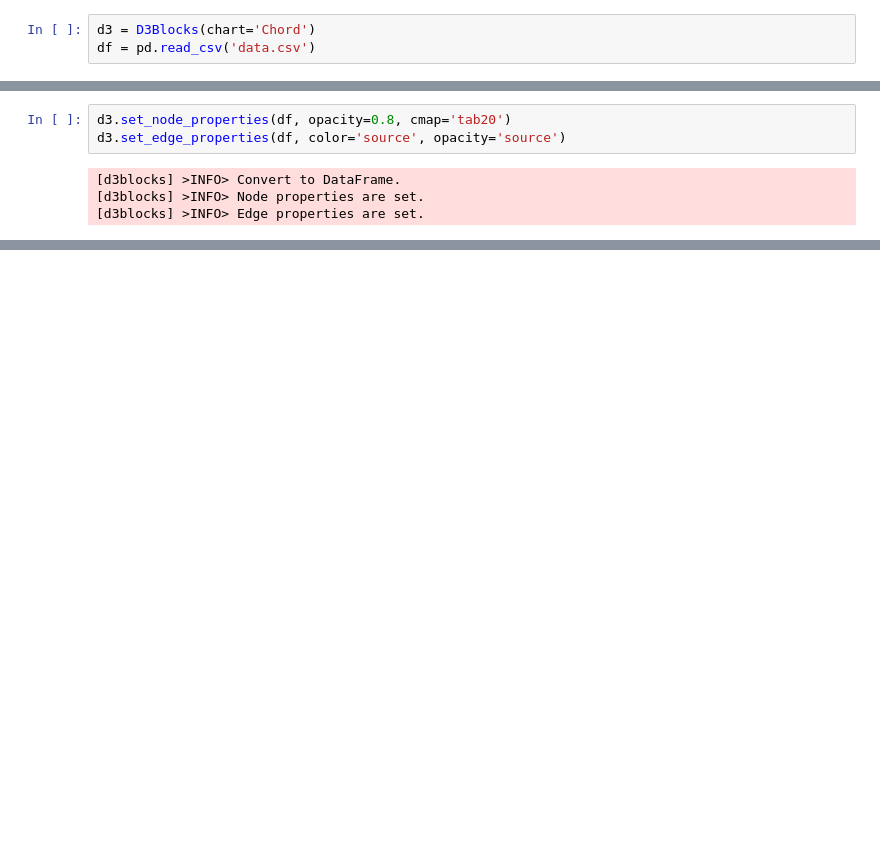
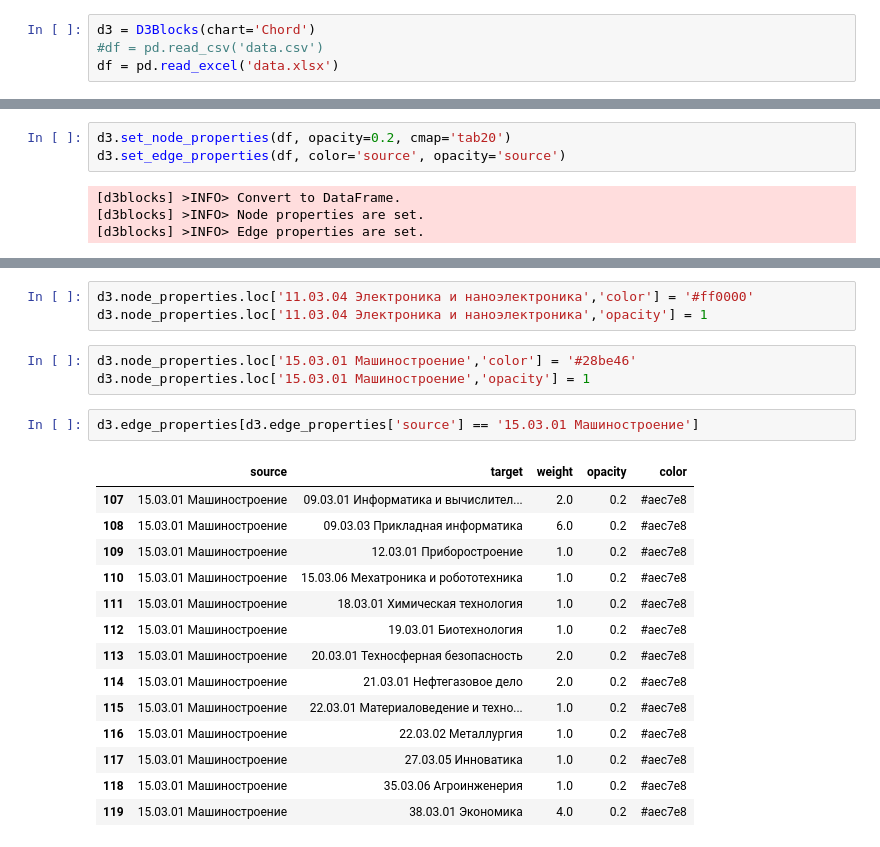
Before and after one commit to dwrkin/vis, a Jupyter notebook: chord.ipynb, the cells around one changed output, grey strips where cells are left out. Drawn from its saved outputs; the diff is of its cells as text; blank space fills up the shorter version.

```diff
--- a/chord.ipynb
+++ b/chord.ipynb
@@ -4,13 +4,14 @@ import pandas as pd
 import numpy as np
 # %%
 d3 = D3Blocks(chart='Chord')
-df = pd.read_csv('data.csv')
+#df = pd.read_csv('data.csv')
+df = pd.read_excel('data.xlsx')
 # %% [output]
 [d3blocks] >INFO> Cleaning edge_properties and config parameters..
 [d3blocks] >INFO> Initializing [Chord]
 [d3blocks] >INFO> filepath is set to [C:\Users\SEISMO~1\AppData\Local\Temp\d3blocks\chord.html]
 # %%
-d3.set_node_properties(df, opacity=0.8, cmap='tab20')
+d3.set_node_properties(df, opacity=0.2, cmap='tab20')
 d3.set_edge_properties(df, color='source', opacity='source')
 # %% [output]
 [d3blocks] >INFO> Convert to DataFrame.
@@ -18,0 +38,23 @@ d3.set_edge_properties(df, color='source', opacity='source')
+# %%
+d3.node_properties.loc['11.03.04 Электроника и наноэлектроника','color'] = '#ff0000'
+d3.node_properties.loc['11.03.04 Электроника и наноэлектроника','opacity'] = 1
+# %%
+d3.node_properties.loc['15.03.01 Машиностроение','color'] = '#28be46'
+d3.node_properties.loc['15.03.01 Машиностроение','opacity'] = 1
+# %%
+d3.edge_properties[d3.edge_properties['source'] == '15.03.01 Машиностроение']
+# %% [output]
+|  | source | target | weight | opacity | color |
+| 107 | 15.03.01 Машиностроение | 09.03.01 Информатика и вычислител... | 2.0 | 0.2 | #aec7e8 |
+| 108 | 15.03.01 Машиностроение | 09.03.03 Прикладная информатика | 6.0 | 0.2 | #aec7e8 |
+| 109 | 15.03.01 Машиностроение | 12.03.01 Приборостроение | 1.0 | 0.2 | #aec7e8 |
+| 110 | 15.03.01 Машиностроение | 15.03.06 Мехатроника и робототехника | 1.0 | 0.2 | #aec7e8 |
+| 111 | 15.03.01 Машиностроение | 18.03.01 Химическая технология | 1.0 | 0.2 | #aec7e8 |
+| 112 | 15.03.01 Машиностроение | 19.03.01 Биотехнология | 1.0 | 0.2 | #aec7e8 |
+| 113 | 15.03.01 Машиностроение | 20.03.01 Техносферная безопасность | 2.0 | 0.2 | #aec7e8 |
+| 114 | 15.03.01 Машиностроение | 21.03.01 Нефтегазовое дело | 2.0 | 0.2 | #aec7e8 |
+| 115 | 15.03.01 Машиностроение | 22.03.01 Материаловедение и техно... | 1.0 | 0.2 | #aec7e8 |
+| 116 | 15.03.01 Машиностроение | 22.03.02 Металлургия | 1.0 | 0.2 | #aec7e8 |
+| 117 | 15.03.01 Машиностроение | 27.03.05 Инноватика | 1.0 | 0.2 | #aec7e8 |
+| 118 | 15.03.01 Машиностроение | 35.03.06 Агроинженерия | 1.0 | 0.2 | #aec7e8 |
+| 119 | 15.03.01 Машиностроение | 38.03.01 Экономика | 4.0 | 0.2 | #aec7e8 |
```
Also changed, not shown: parts of 10 cells of this notebook, 3 other files.
